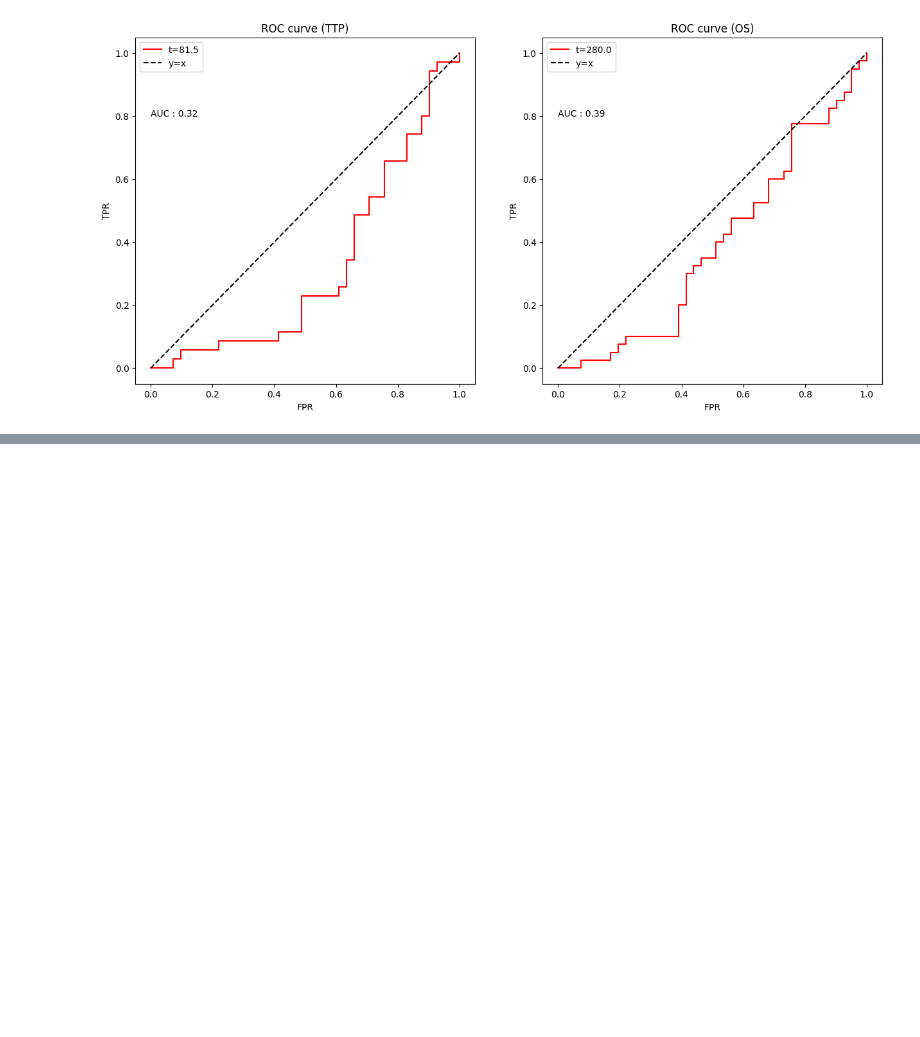
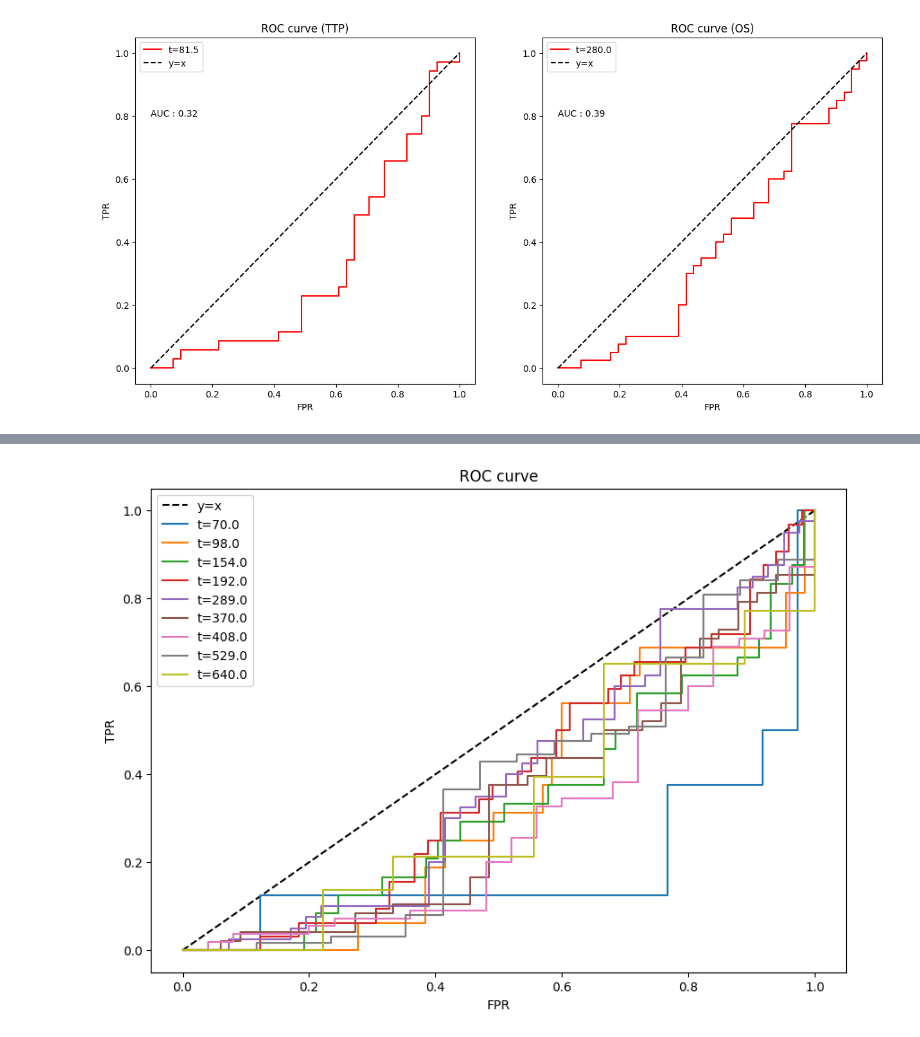
Before and after one commit to Arthur8754/mutational-signatures, a Jupyter notebook: binary-survival-analysis.ipynb, the cells around one changed output, grey strips where cells are left out. Cells and saved outputs as stored; diff of their text form; code cells hidden in the pictures; blank space fills up the shorter version.

```diff
--- a/binary-survival-analysis.ipynb
+++ b/binary-survival-analysis.ipynb
@@ -183,0 +330,5 @@ plt.savefig('ROC-curve-fixed-t.png')
+# %%
+# ROC curve
+plot_roc_for_each_t(FPR_values_os, TPR_values_os, t_values_os, "ROC-os.png")
+# %% [output]
+[figure, added]
```
Also changed, not shown: parts of 16 cells of this notebook.
